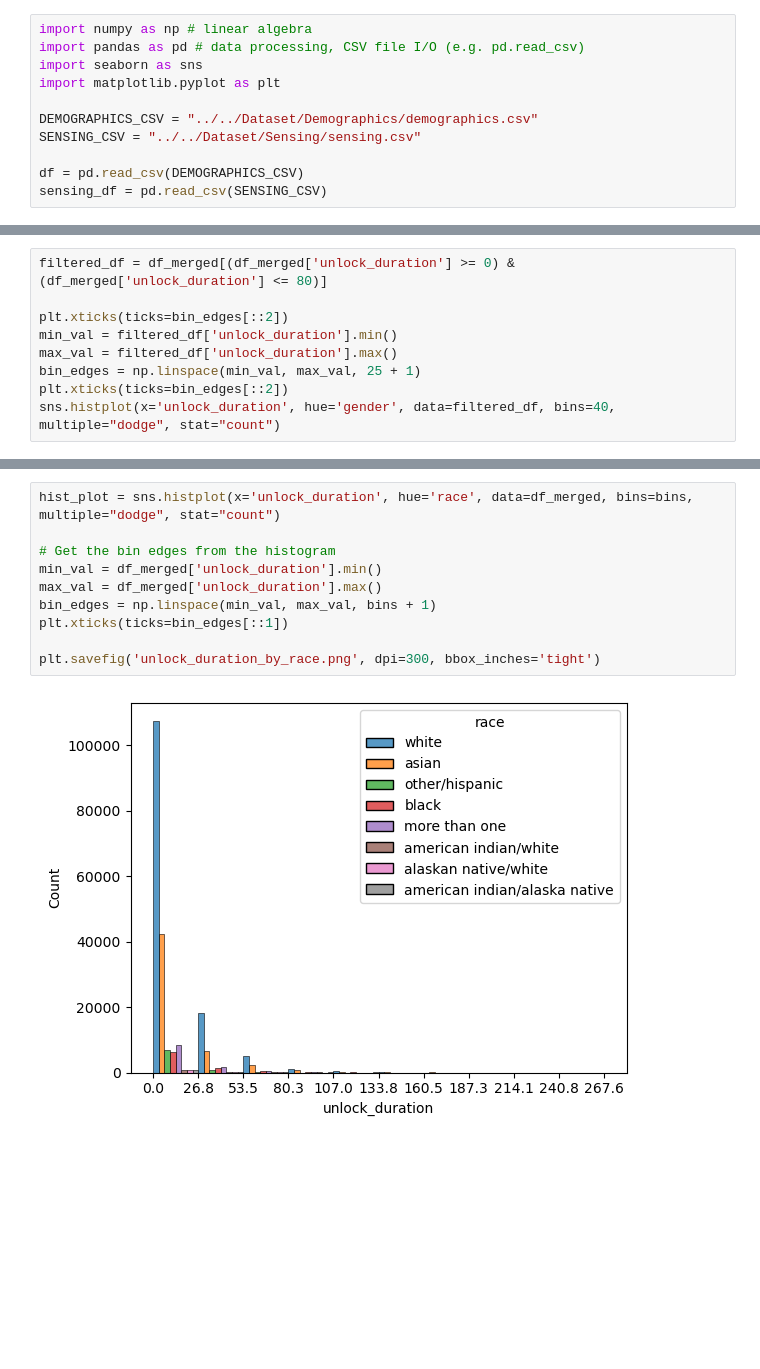
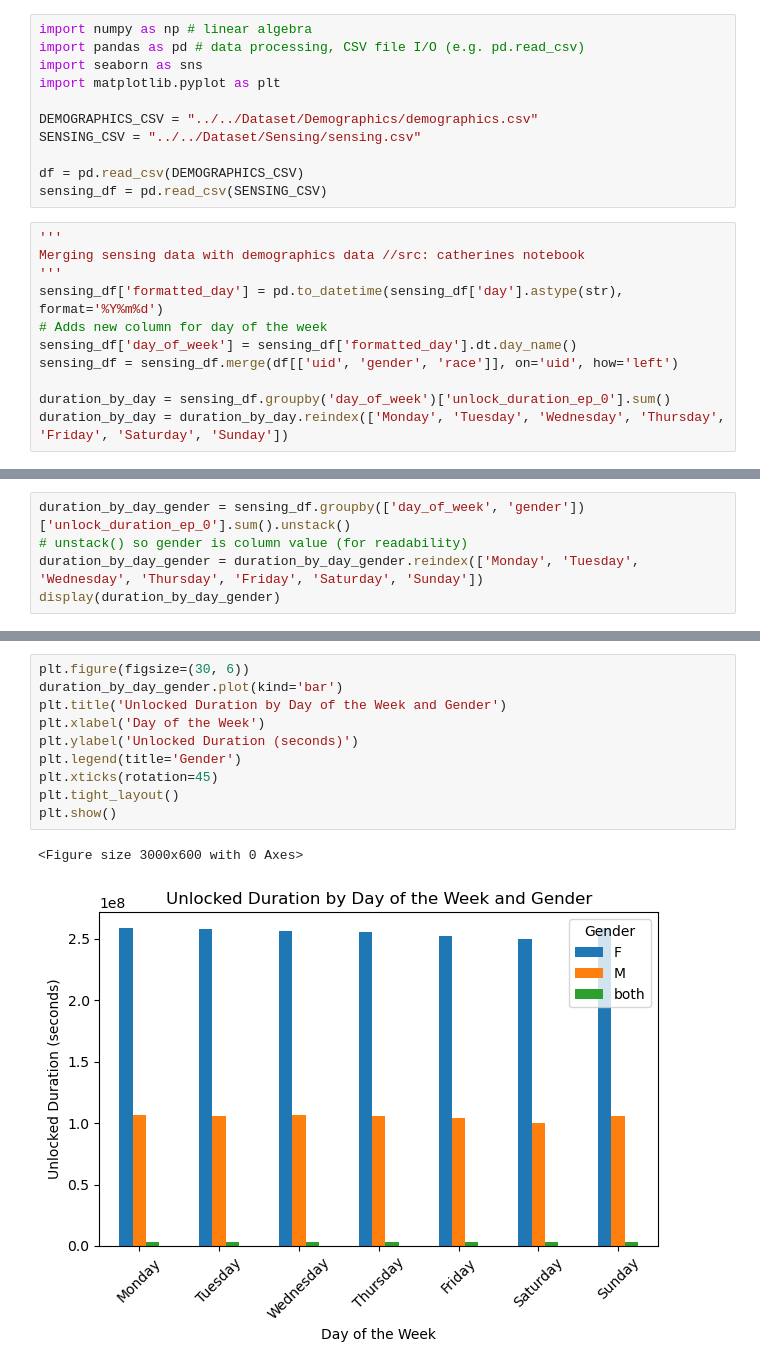
Before and after one commit to DMahjoob/CAIS_DigitalWellbeing, a Jupyter notebook: Preliminary/Week2/Week2_Task4d_Spencer.ipynb, the cells around one changed output, grey strips where cells are left out. Drawn from its saved outputs; the diff is of its cells as text; blank space fills up the shorter version.

```diff
--- a/Preliminary/Week2/Week2_Task4d_Spencer.ipynb
+++ b/Preliminary/Week2/Week2_Task4d_Spencer.ipynb
@@ -9,4 +9,15 @@ SENSING_CSV = "../../Dataset/Sensing/sensing.csv"
 
 df = pd.read_csv(DEMOGRAPHICS_CSV)
 sensing_df = pd.read_csv(SENSING_CSV)
+# %%
+'''
+Merging sensing data with demographics data //src: catherines notebook
+'''
+sensing_df['formatted_day'] = pd.to_datetime(sensing_df['day'].astype(str), format='%Y%m%d')
+# Adds new column for day of the week
+sensing_df['day_of_week'] = sensing_df['formatted_day'].dt.day_name()
+sensing_df = sensing_df.merge(df[['uid', 'gender', 'race']], on='uid', how='left')
+
+duration_by_day = sensing_df.groupby('day_of_week')['unlock_duration_ep_0'].sum()
+duration_by_day = duration_by_day.reindex(['Monday', 'Tuesday', 'Wednesday', 'Thursday', 'Friday', 'Saturday', 'Sunday'])
 # %%
@@ -32,10 +48,6 @@ plt.savefig('unlock_duration_by_gender.png', dpi=300, bbox_inches='tight')
 # %%
-filtered_df = df_merged[(df_merged['unlock_duration'] >= 0) & (df_merged['unlock_duration'] <= 80)]
-
-plt.xticks(ticks=bin_edges[::2])
-min_val = filtered_df['unlock_duration'].min()
-max_val = filtered_df['unlock_duration'].max()
-bin_edges = np.linspace(min_val, max_val, 25 + 1)
-plt.xticks(ticks=bin_edges[::2])
-sns.histplot(x='unlock_duration', hue='gender', data=filtered_df, bins=40, multiple="dodge", stat="count")
+duration_by_day_gender = sensing_df.groupby(['day_of_week', 'gender'])['unlock_duration_ep_0'].sum().unstack()
+# unstack() so gender is column value (for readability)
+duration_by_day_gender = duration_by_day_gender.reindex(['Monday', 'Tuesday', 'Wednesday', 'Thursday', 'Friday', 'Saturday', 'Sunday'])
+display(duration_by_day_gender)
 # %% [output]
@@ -44,12 +63,13 @@ sns.histplot(x='unlock_duration', hue='gender', data=filtered_df, bins=40, multi
 # %%
-hist_plot = sns.histplot(x='unlock_duration', hue='race', data=df_merged, bins=bins, multiple="dodge", stat="count")
-
-# Get the bin edges from the histogram
-min_val = df_merged['unlock_duration'].min()
-max_val = df_merged['unlock_duration'].max()
-bin_edges = np.linspace(min_val, max_val, bins + 1)
-plt.xticks(ticks=bin_edges[::1])
-
-plt.savefig('unlock_duration_by_race.png', dpi=300, bbox_inches='tight')
+plt.figure(figsize=(30, 6))
+duration_by_day_gender.plot(kind='bar')
+plt.title('Unlocked Duration by Day of the Week and Gender')
+plt.xlabel('Day of the Week')
+plt.ylabel('Unlocked Duration (seconds)')
+plt.legend(title='Gender')
+plt.xticks(rotation=45)
+plt.tight_layout()
+plt.show()
 # %% [output]
+<Figure size 3000x600 with 0 Axes>
-[figure, old version]
+[figure, new version]
```
Also changed, not shown: parts of 14 cells of this notebook, 1 other file.
